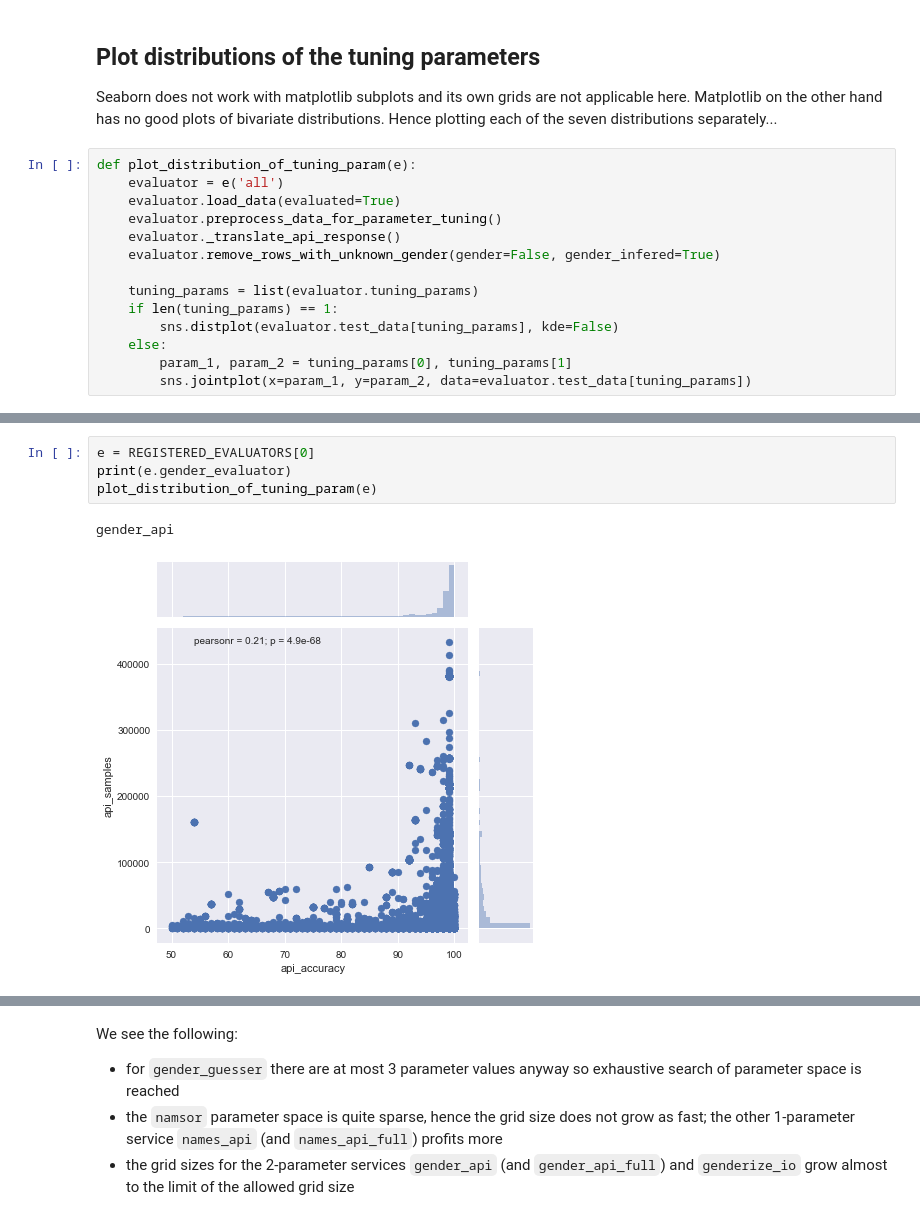
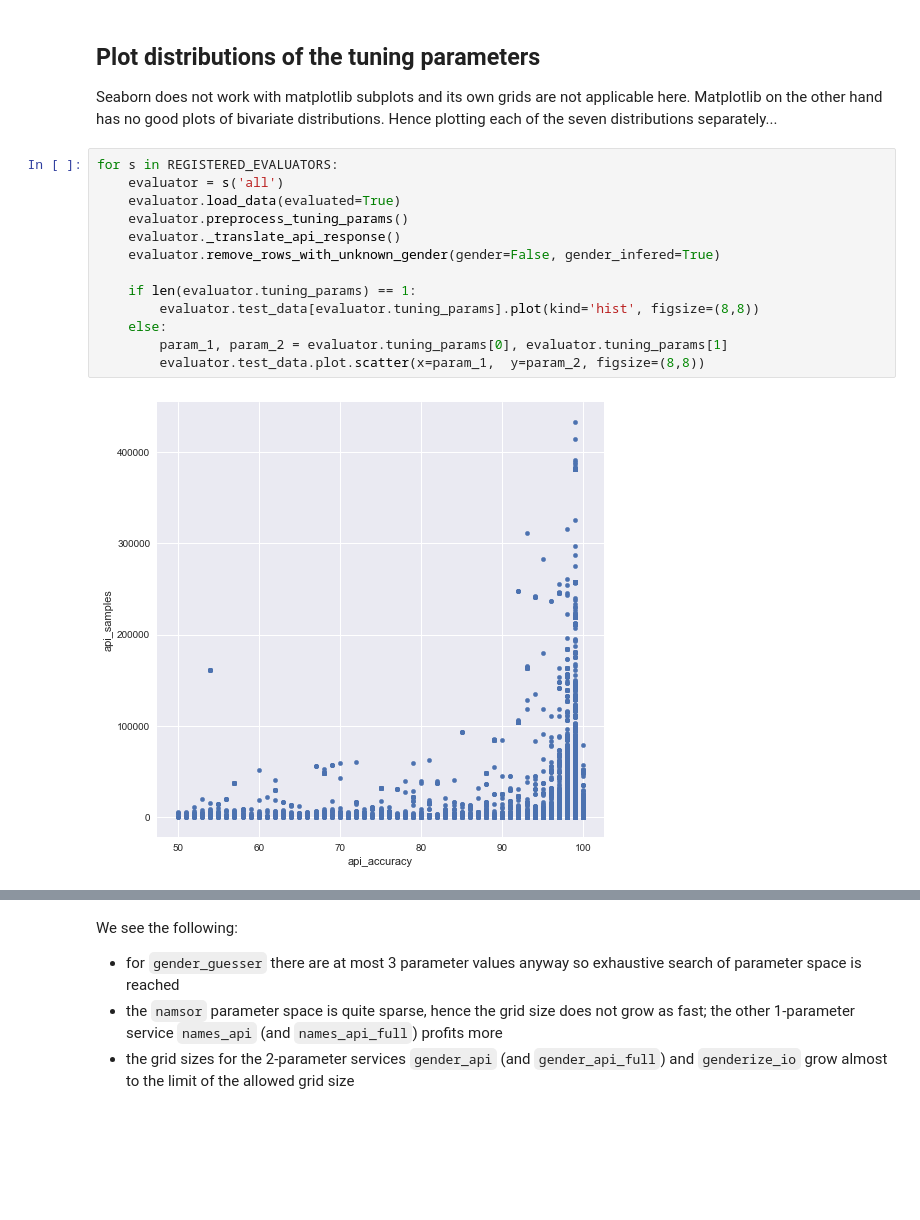
Before and after one commit to GenderGapSTEM-PublicationAnalysis/name_gender_inference, a Jupyter notebook: Parameter_tuning.ipynb, the cells around one changed output, grey strips where cells are left out. Cells and saved outputs as stored; diff of their text form; blank space fills up the shorter version.

Commit message:
Code refactoring in parameter tuning notebook; benchmarks finished; new HTML export

```diff
--- a/Parameter_tuning.ipynb
+++ b/Parameter_tuning.ipynb
@@ -95,16 +95,17 @@ df.style.background_gradient(cmap=cm)
 
 Seaborn does not work with matplotlib subplots and its own grids are not applicable here. Matplotlib on the other hand has no good plots of bivariate distributions. Hence plotting each of the seven distributions separately...
 # %%
-def plot_distribution_of_tuning_param(e):
-    evaluator = e('all')
+for s in REGISTERED_EVALUATORS:
+    evaluator = s('all')
     evaluator.load_data(evaluated=True)
-    evaluator.preprocess_data_for_parameter_tuning()
+    evaluator.preprocess_tuning_params()
     evaluator._translate_api_response()
     evaluator.remove_rows_with_unknown_gender(gender=False, gender_infered=True)
 
-    tuning_params = list(evaluator.tuning_params)
-    if len(tuning_params) == 1:
-        sns.distplot(evaluator.test_data[tuning_params], kde=False)
+    if len(evaluator.tuning_params) == 1:
+        evaluator.test_data[evaluator.tuning_params].plot(kind='hist', figsize=(8,8))
     else:
-        param_1, param_2 = tuning_params[0], tuning_params[1]
-        sns.jointplot(x=param_1, y=param_2, data=evaluator.test_data[tuning_params])
+        param_1, param_2 = evaluator.tuning_params[0], evaluator.tuning_params[1]
+        evaluator.test_data.plot.scatter(x=param_1,  y=param_2, figsize=(8,8))
+# %% [output]
+[figure, added]
@@ -111,7 +117,0 @@ def plot_distribution_of_tuning_param(e):
-# %%
-e = REGISTERED_EVALUATORS[0]
-print(e.gender_evaluator)
-plot_distribution_of_tuning_param(e)
-# %% [output]
-gender_api
-[figure, removed]
```
Also changed, not shown: parts of 111 cells of this notebook, 3 other files.
